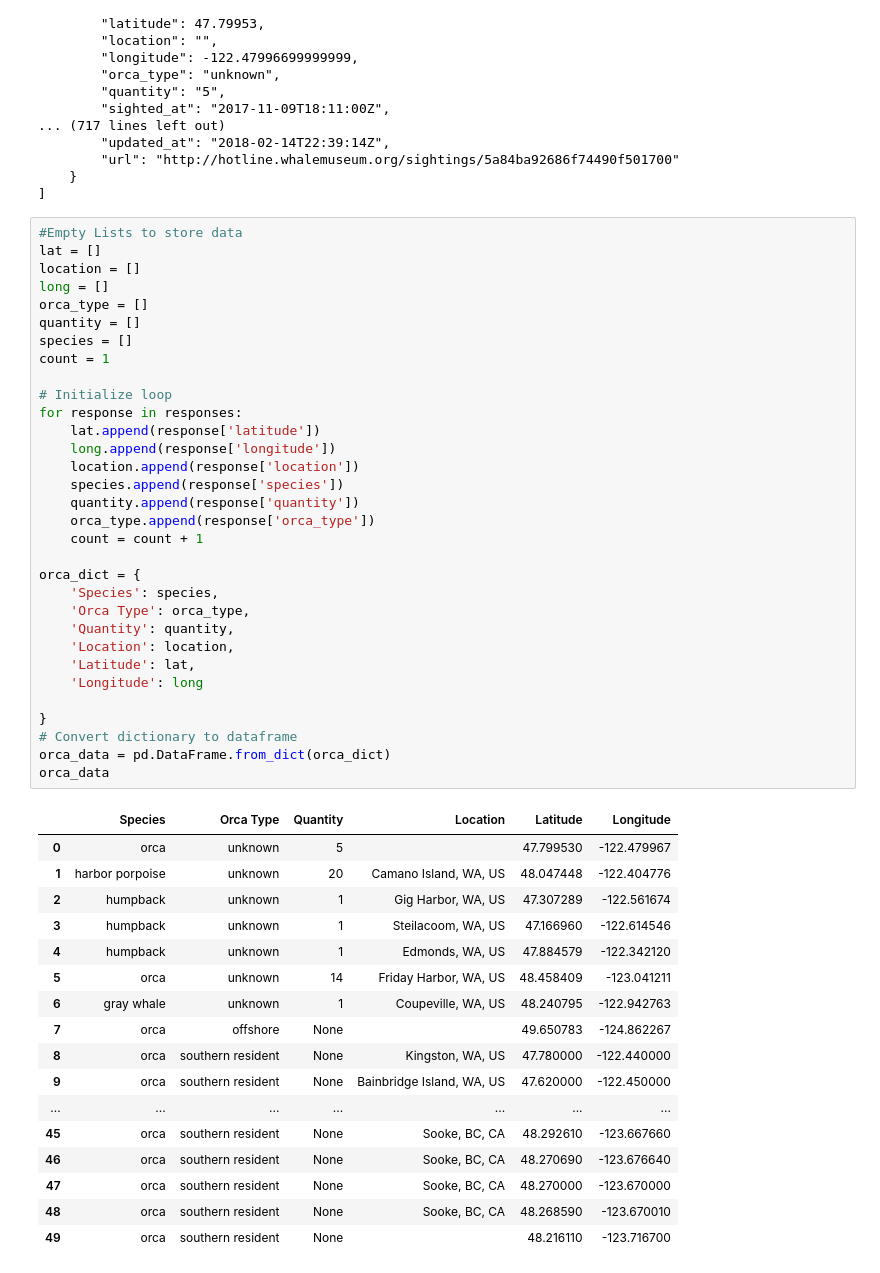
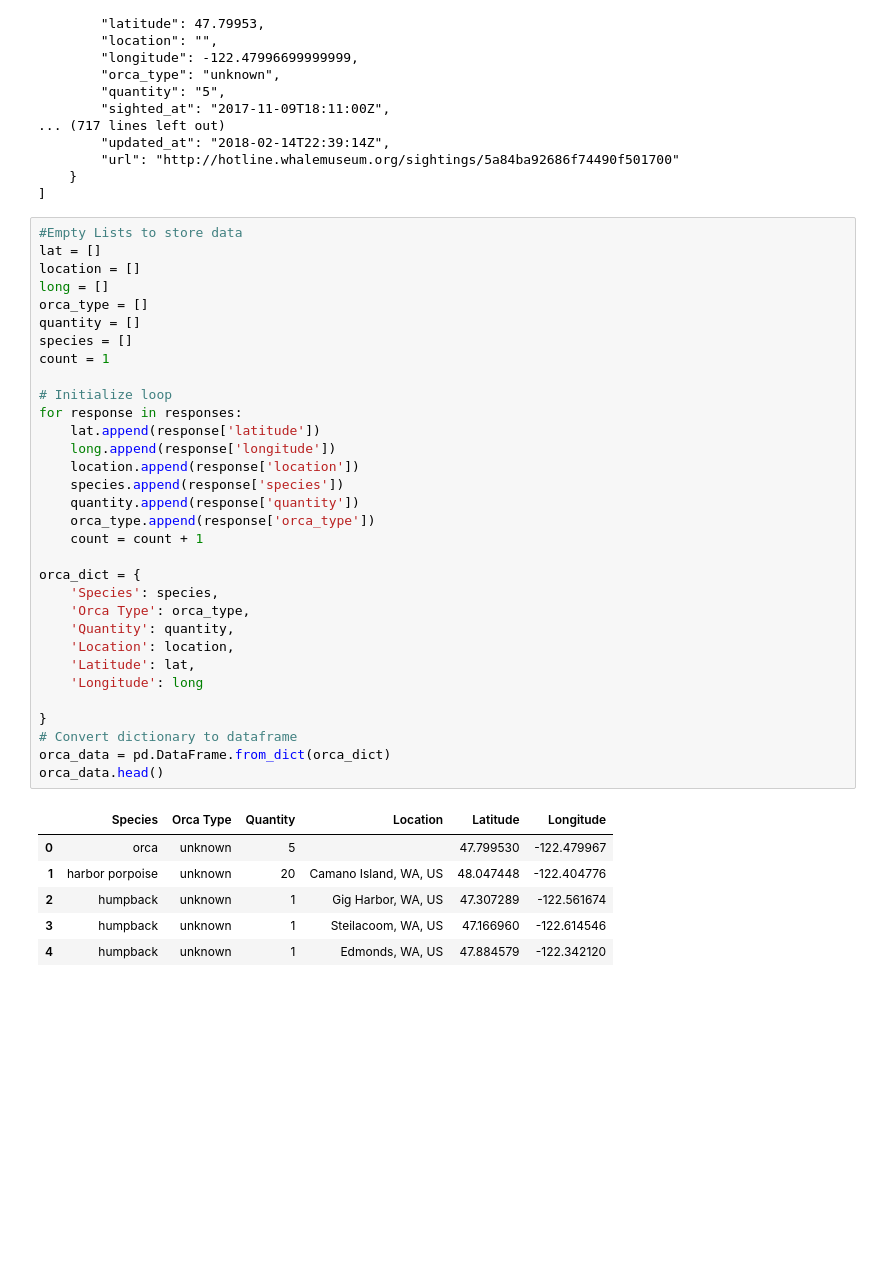
Before and after one commit to lyli888/orca, a Jupyter notebook: WhaleMaps.ipynb, the cells around one changed output. Cells and saved outputs as stored; diff of their text form; blank space fills up the shorter version.

Commit message:
Cleaned up DataFrames with .head() for easy reading

```diff
--- a/WhaleMaps.ipynb
+++ b/WhaleMaps.ipynb
@@ -44,45 +44,34 @@ species = []
 count = 1
 
 # Initialize loop
 for response in responses:
     lat.append(response['latitude'])
     long.append(response['longitude'])
     location.append(response['location'])
     species.append(response['species'])
     quantity.append(response['quantity'])
     orca_type.append(response['orca_type'])
     count = count + 1
 
 orca_dict = {
     'Species': species,
     'Orca Type': orca_type,
     'Quantity': quantity,
     'Location': location,
     'Latitude': lat,
     'Longitude': long
 
 }
 # Convert dictionary to dataframe
 orca_data = pd.DataFrame.from_dict(orca_dict)
-orca_data
+orca_data.head()
 # %% [output]
 |  | Species | Orca Type | Quantity | Location | Latitude | Longitude |
 | 0 | orca | unknown | 5 |  | 47.799530 | -122.479967 |
 | 1 | harbor porpoise | unknown | 20 | Camano Island, WA, US | 48.047448 | -122.404776 |
 | 2 | humpback | unknown | 1 | Gig Harbor, WA, US | 47.307289 | -122.561674 |
 | 3 | humpback | unknown | 1 | Steilacoom, WA, US | 47.166960 | -122.614546 |
 | 4 | humpback | unknown | 1 | Edmonds, WA, US | 47.884579 | -122.342120 |
-| 5 | orca | unknown | 14 | Friday Harbor, WA, US | 48.458409 | -123.041211 |
-| 6 | gray whale | unknown | 1 | Coupeville, WA, US | 48.240795 | -122.942763 |
-| 7 | orca | offshore | None |  | 49.650783 | -124.862267 |
-| 8 | orca | southern resident | None | Kingston, WA, US | 47.780000 | -122.440000 |
-| 9 | orca | southern resident | None | Bainbridge Island, WA, US | 47.620000 | -122.450000 |
-| ... | ... | ... | ... | ... | ... | ... |
-| 45 | orca | southern resident | None | Sooke, BC, CA | 48.292610 | -123.667660 |
-| 46 | orca | southern resident | None | Sooke, BC, CA | 48.270690 | -123.676640 |
-| 47 | orca | southern resident | None | Sooke, BC, CA | 48.270000 | -123.670000 |
-| 48 | orca | southern resident | None | Sooke, BC, CA | 48.268590 | -123.670010 |
-| 49 | orca | southern resident | None |  | 48.216110 | -123.716700 |
 # %%
 #Reading CSV for whale data
 filename = "resources\seamap_csv.csv"
```
Also changed, not shown: parts of 1 cell of this notebook.
